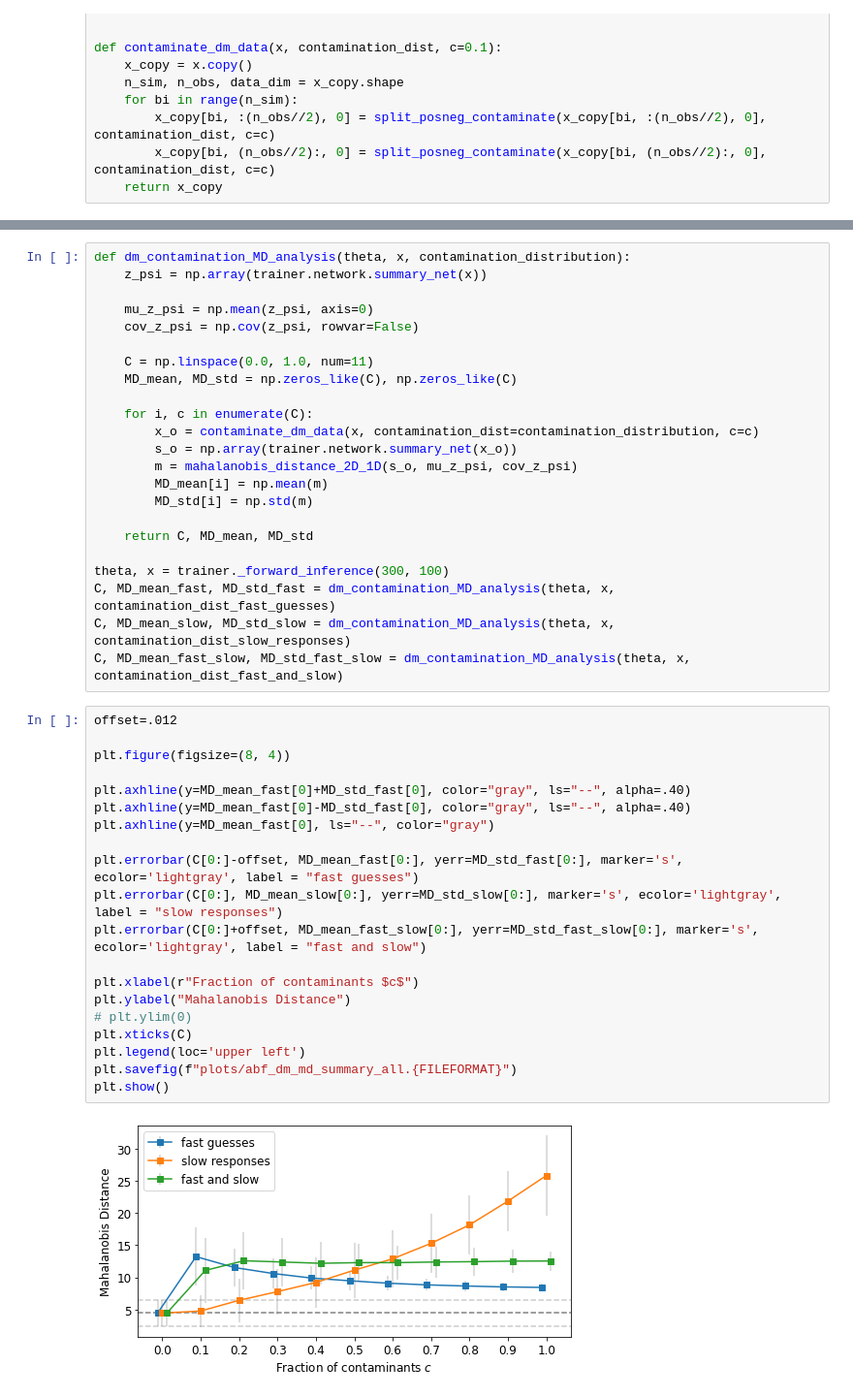
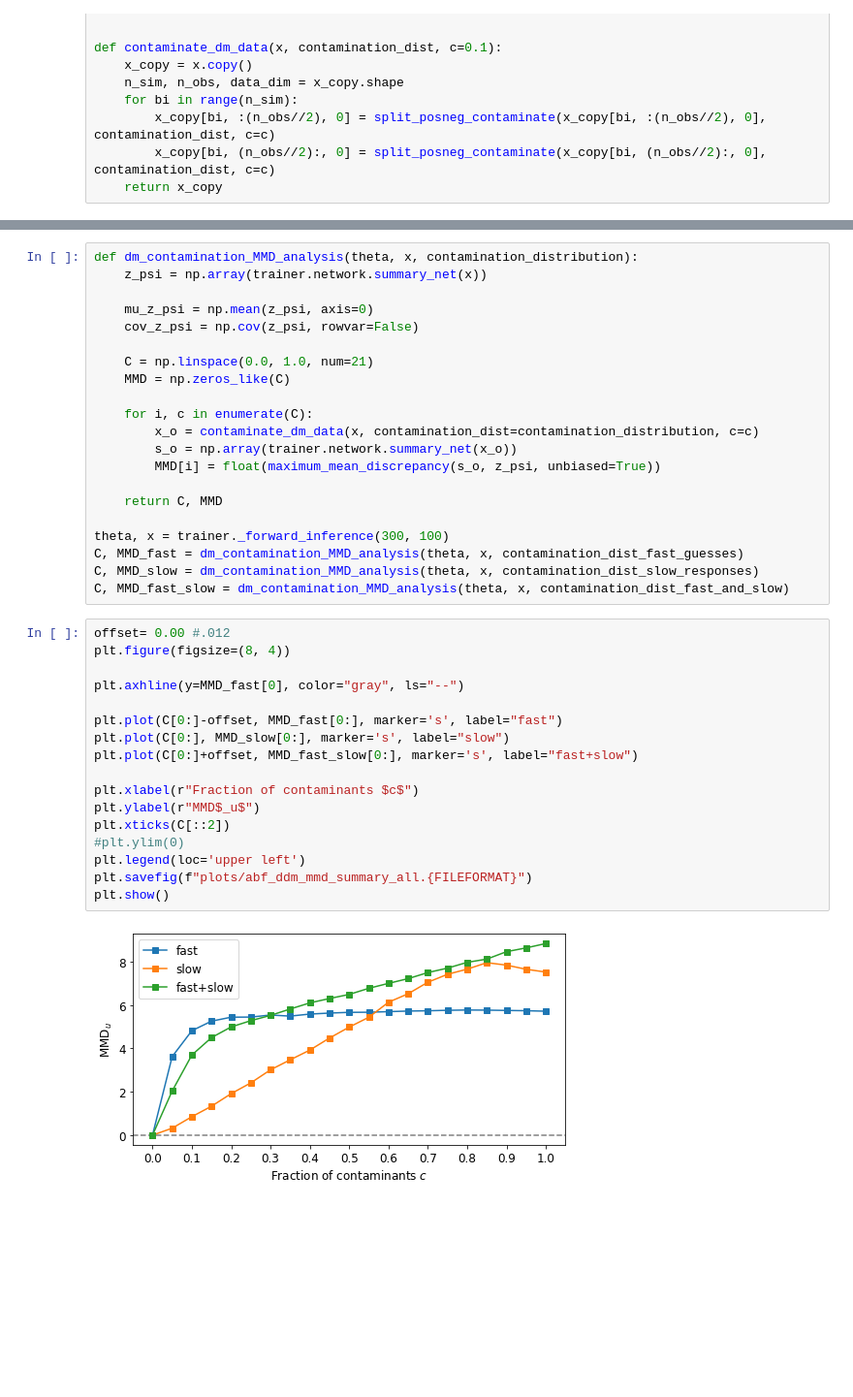
Before and after one commit to marvinschmitt/ModelMisspecificationBF, a Jupyter notebook: abf_ddm.ipynb, the cells around one changed output, grey strips where cells are left out. Shown at 97% size. Drawn from its saved outputs; the diff is of its cells as text; blank space fills up the shorter version.

```diff
--- a/abf_ddm.ipynb
+++ b/abf_ddm.ipynb
@@ -331,45 +326,40 @@ plt.savefig(f"plots/abf_dm_summary_pairplot.{FILEFORMAT}")
 # %%
-def dm_contamination_MD_analysis(theta, x, contamination_distribution):
+def dm_contamination_MMD_analysis(theta, x, contamination_distribution):
     z_psi = np.array(trainer.network.summary_net(x))
 
     mu_z_psi = np.mean(z_psi, axis=0)
     cov_z_psi = np.cov(z_psi, rowvar=False)
 
-    C = np.linspace(0.0, 1.0, num=11)
-    MD_mean, MD_std = np.zeros_like(C), np.zeros_like(C)
+    C = np.linspace(0.0, 1.0, num=21)
+    MMD = np.zeros_like(C)
 
     for i, c in enumerate(C):
         x_o = contaminate_dm_data(x, contamination_dist=contamination_distribution, c=c)
         s_o = np.array(trainer.network.summary_net(x_o))
-        m = mahalanobis_distance_2D_1D(s_o, mu_z_psi, cov_z_psi)
-        MD_mean[i] = np.mean(m)
-        MD_std[i] = np.std(m)
+        MMD[i] = float(maximum_mean_discrepancy(s_o, z_psi, unbiased=True))
 
-    return C, MD_mean, MD_std
+    return C, MMD
 
 theta, x = trainer._forward_inference(300, 100)
-C, MD_mean_fast, MD_std_fast = dm_contamination_MD_analysis(theta, x, contamination_dist_fast_guesses)
-C, MD_mean_slow, MD_std_slow = dm_contamination_MD_analysis(theta, x, contamination_dist_slow_responses)
-C, MD_mean_fast_slow, MD_std_fast_slow = dm_contamination_MD_analysis(theta, x, contamination_dist_fast_and_slow)
+C, MMD_fast = dm_contamination_MMD_analysis(theta, x, contamination_dist_fast_guesses)
+C, MMD_slow = dm_contamination_MMD_analysis(theta, x, contamination_dist_slow_responses)
+C, MMD_fast_slow = dm_contamination_MMD_analysis(theta, x, contamination_dist_fast_and_slow)
 # %%
-offset=.012
-
+offset= 0.00 #.012
 plt.figure(figsize=(8, 4))
 
-plt.axhline(y=MD_mean_fast[0]+MD_std_fast[0], color="gray", ls="--", alpha=.40)
-plt.axhline(y=MD_mean_fast[0]-MD_std_fast[0], color="gray", ls="--", alpha=.40)
-plt.axhline(y=MD_mean_fast[0], ls="--", color="gray")
+plt.axhline(y=MMD_fast[0], color="gray", ls="--")
 
-plt.errorbar(C[0:]-offset, MD_mean_fast[0:], yerr=MD_std_fast[0:], marker='s', ecolor='lightgray', label = "fast guesses")
-plt.errorbar(C[0:], MD_mean_slow[0:], yerr=MD_std_slow[0:], marker='s', ecolor='lightgray', label = "slow responses")
-plt.errorbar(C[0:]+offset, MD_mean_fast_slow[0:], yerr=MD_std_fast_slow[0:], marker='s', ecolor='lightgray', label = "fast and slow")
+plt.plot(C[0:]-offset, MMD_fast[0:], marker='s', label="fast")
+plt.plot(C[0:], MMD_slow[0:], marker='s', label="slow")
+plt.plot(C[0:]+offset, MMD_fast_slow[0:], marker='s', label="fast+slow")
 
 plt.xlabel(r"Fraction of contaminants $c$")
-plt.ylabel("Mahalanobis Distance")
-# plt.ylim(0)
-plt.xticks(C)
+plt.ylabel(r"MMD$_u$")
+plt.xticks(C[::2])
+#plt.ylim(0)
 plt.legend(loc='upper left')
-plt.savefig(f"plots/abf_dm_md_summary_all.{FILEFORMAT}")
+plt.savefig(f"plots/abf_ddm_mmd_summary_all.{FILEFORMAT}")
 plt.show()
 # %% [output]
-[figure, old version]
+[figure, new version]
```
Also changed, not shown: parts of 9 cells of this notebook, 7 other files.
